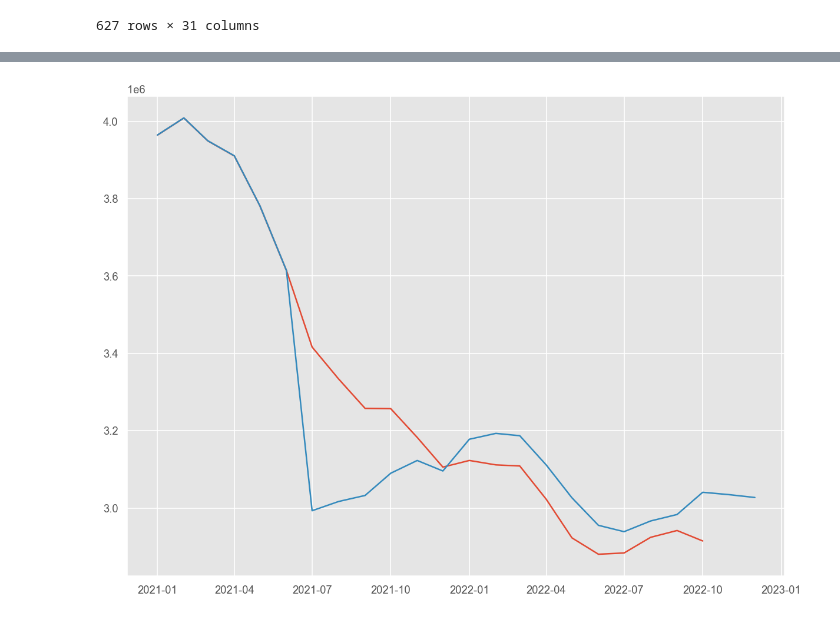
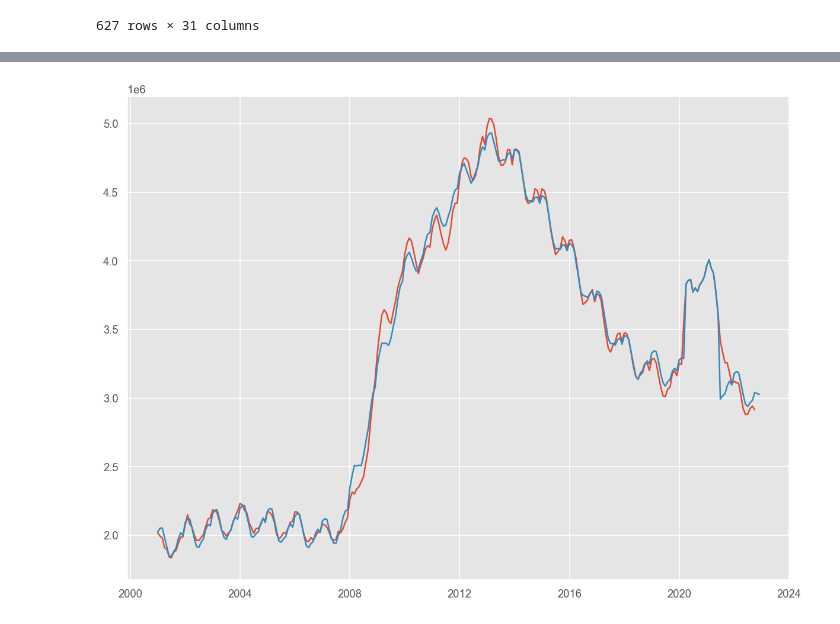
Before and after one commit to MartaSimon/ML_A2, a Jupyter notebook: scriptMarta.ipynb, the cells around one changed output, grey strips where cells are left out. Drawn from its saved outputs; the diff is of its cells as text; code cells hidden in the pictures.

```diff
--- a/scriptMarta.ipynb
+++ b/scriptMarta.ipynb
@@ -310,7 +310,7 @@ Al pintar los residuos vemos que prácticamente hemos obtenido ruido blanco (err
 A continuacion, vamos a realizar las predicciones para el mes que viene con el modelo que hemos entrenado.
 # %%
 #Obtain forecasts for in-sample and out-of-sample
-start = 250
+start = 0
 horizon = 1 # El mes siguiente
 end = df_unemployment["TOTAL"].shape[0] + horizon
 
@@ -756,27 +797,27 @@ forecast2.loc[(forecast2.index <= end) & (forecast2.index >= start)].yhat
 Name: yhat, dtype: float64
 # %%
 #Obtain forecasts for in-sample and out-of-sample
-start = 240
+start = 0
 horizon = 1
 end = df_unemployment.shape[0] + horizon
 
 yhat = forecast2.loc[(forecast2.index <= end) & (forecast2.index >= start)].yhat
 
 initial_date = df_unemployment.index[start]
 
 # Obtener las fechas de la prediccion (indice de fecha en nuestro df)
 dates_to_plot = []
 num_index = np.arange(start, end+1)
 for i in range(0, len(num_index)):
     # Vamos añadiendo meses para pintar el indice de yhat
     d = df_unemployment.index[start] + pd.DateOffset(months=i)
     dates_to_plot.append(d)
 yhat.index = dates_to_plot
 
 plt.figure()
 
 plt.plot(df_unemployment["TOTAL"].loc[initial_date:])
 plt.plot(yhat)
 plt.show()
 # %% [output]
-[figure, old version]
+[figure, new version]
```
Also changed, not shown: parts of 9 cells of this notebook, 1 other file.
